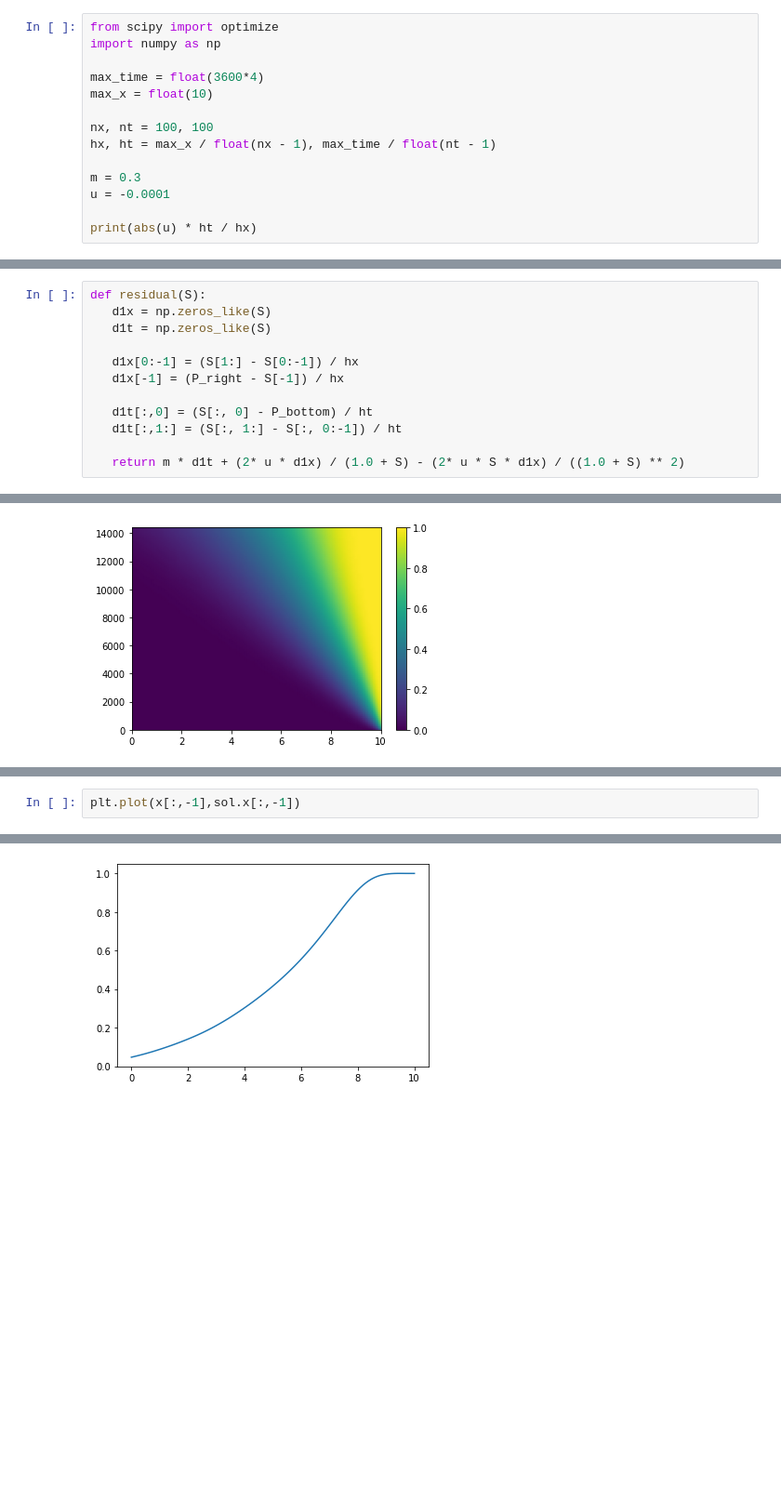
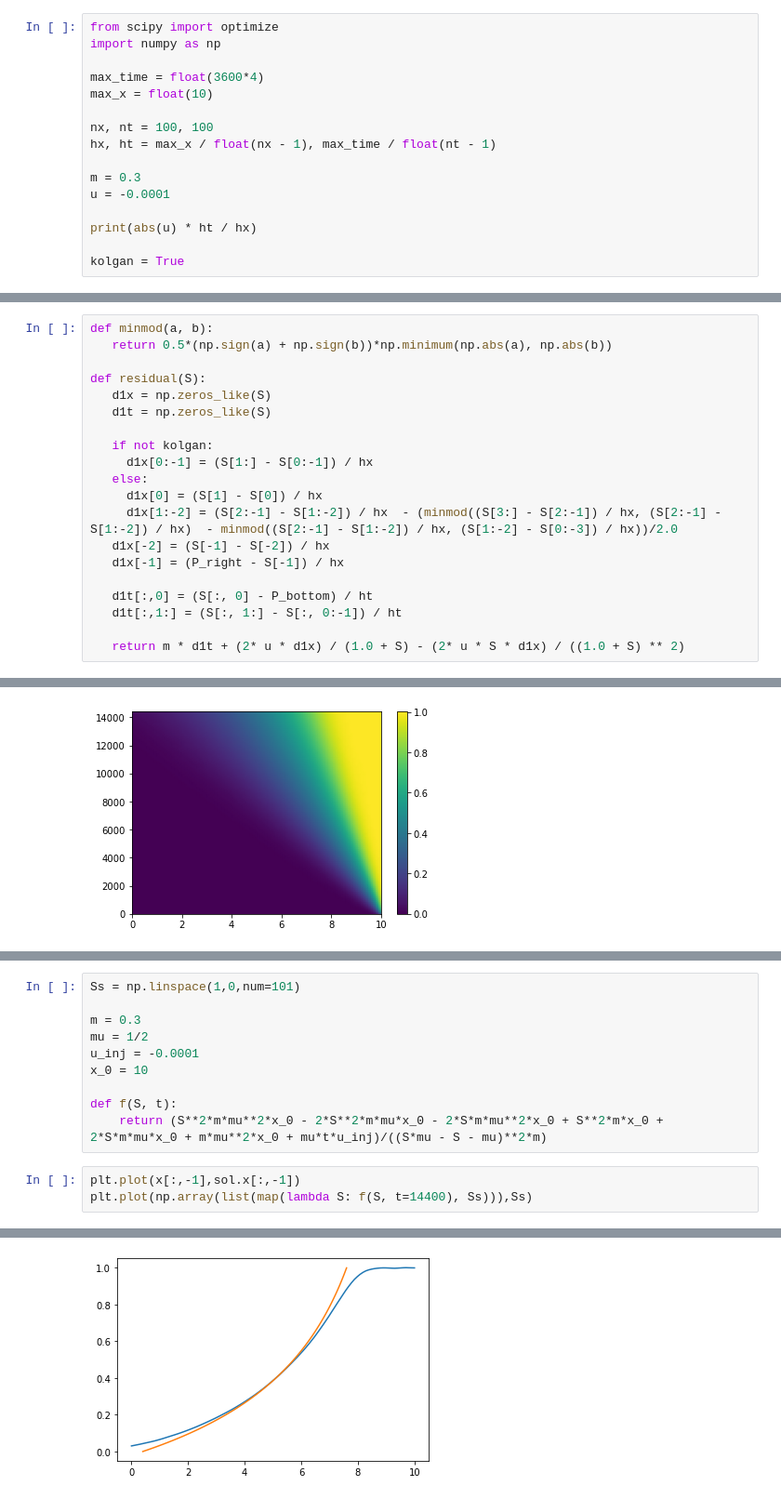
Before and after one commit to aloschilov/two-phase-filtration, a Jupyter notebook: Numerical solution of the problem of two-phase filtration.ipynb, the cells around one changed output, grey strips where cells are left out. Shown at 93% size. Saved outputs shown, nothing was run; the diff lists cells and outputs as text; blank space fills up the shorter version.

Commit message:
ADD: kolgan reconstuction

```diff
--- a/Numerical solution of the problem of two-phase filtration.ipynb
+++ b/Numerical solution of the problem of two-phase filtration.ipynb
@@ -136,17 +136,27 @@ m = 0.3
 u = -0.0001
 
 print(abs(u) * ht / hx)
+
+kolgan = True
 # %% [output]
 0.14400000000000002
 # %%
 P_right = 1
 P_bottom = 0
 # %%
+def minmod(a, b):
+   return 0.5*(np.sign(a) + np.sign(b))*np.minimum(np.abs(a), np.abs(b))
+
 def residual(S):
    d1x = np.zeros_like(S)
    d1t = np.zeros_like(S)
 
-   d1x[0:-1] = (S[1:] - S[0:-1]) / hx
+   if not kolgan:
+     d1x[0:-1] = (S[1:] - S[0:-1]) / hx
+   else:
+     d1x[0] = (S[1] - S[0]) / hx
+     d1x[1:-2] = (S[2:-1] - S[1:-2]) / hx  - (minmod((S[3:] - S[2:-1]) / hx, (S[2:-1] - S[1:-2]) / hx)  - minmod((S[2:-1] - S[1:-2]) / hx, (S[1:-2] - S[0:-3]) / hx))/2.0
+   d1x[-2] = (S[-1] - S[-2]) / hx
    d1x[-1] = (P_right - S[-1]) / hx
 
    d1t[:,0] = (S[:, 0] - P_bottom) / ht
@@ -175,5 +192,16 @@ plt.show()
+# %%
+Ss = np.linspace(1,0,num=101)
+
+m = 0.3
+mu = 1/2
+u_inj = -0.0001
+x_0 = 10
+
+def f(S, t):
+    return (S**2*m*mu**2*x_0 - 2*S**2*m*mu*x_0 - 2*S*m*mu**2*x_0 + S**2*m*x_0 + 2*S*m*mu*x_0 + m*mu**2*x_0 + mu*t*u_inj)/((S*mu - S - mu)**2*m)
 # %%
 plt.plot(x[:,-1],sol.x[:,-1])
+plt.plot(np.array(list(map(lambda S: f(S, t=14400), Ss))),Ss)
 # %% [output]
 [<matplotlib.lines.Line2D at 0x...>]
-[figure, old version]
+[figure, new version]
```
Also changed, not shown: parts of 4 cells of this notebook.
